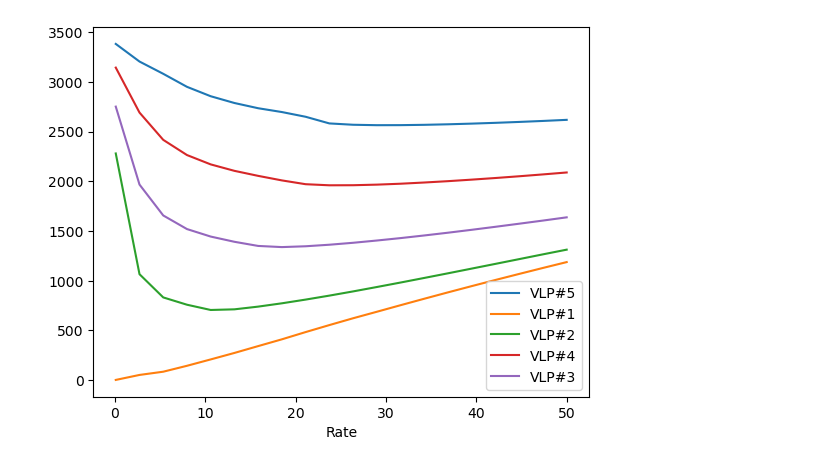
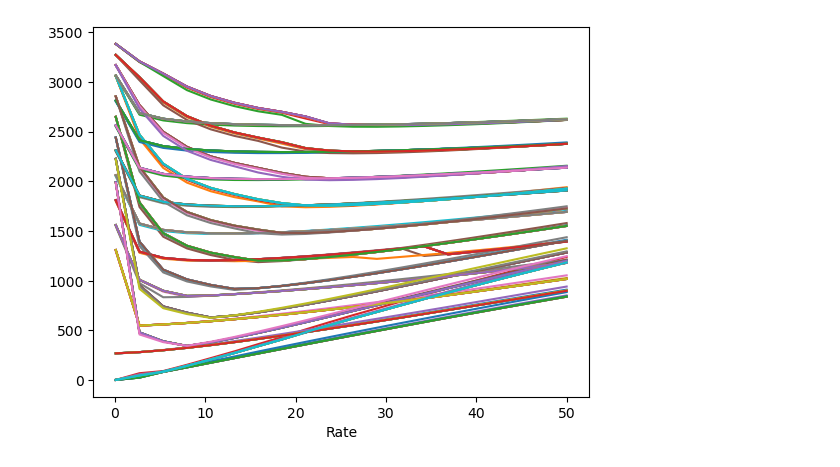
Before and after one commit to cesarcf1977/Prosper_VLP_TPD_Reader, a Jupyter notebook: tpd_reader.ipynb, the cells around one changed output. Saved outputs shown, nothing was run; the diff lists cells and outputs as text; code cells hidden in the pictures.

```diff
--- a/tpd_reader.ipynb
+++ b/tpd_reader.ipynb
@@ -6,7 +6,7 @@ import itertools
 import matplotlib.pyplot as plt
 # %%
 # Read everything as a text file
-inputFile = "vlp_sample_simple.tpd"
+inputFile = "vlp_sample_complex.tpd"
 with open(inputFile, 'r') as f:
     lines = f.readlines()
 lines = [line.strip() for line in lines] # Just remove end of line everywhere
@@ -74,7 +74,7 @@ data = pd.concat([temp, data.reindex(temp.index)], axis=1)
 # %%
 # Plot something...
 ax = plt.gca()
 for vlp in set(vlpColumn):
-    data[data.VLP_number == vlp].plot.line(x='Rate', y='# 5000 - Flowing Bottom Hole Pressure', label=vlp, ax=ax)
+    data[data.VLP_number == vlp].plot.line(x='Rate', y='# 5000 - Flowing Bottom Hole Pressure', ax=ax, legend=False)
 # %% [output]
-[figure, old version]
+[figure, new version]
```
